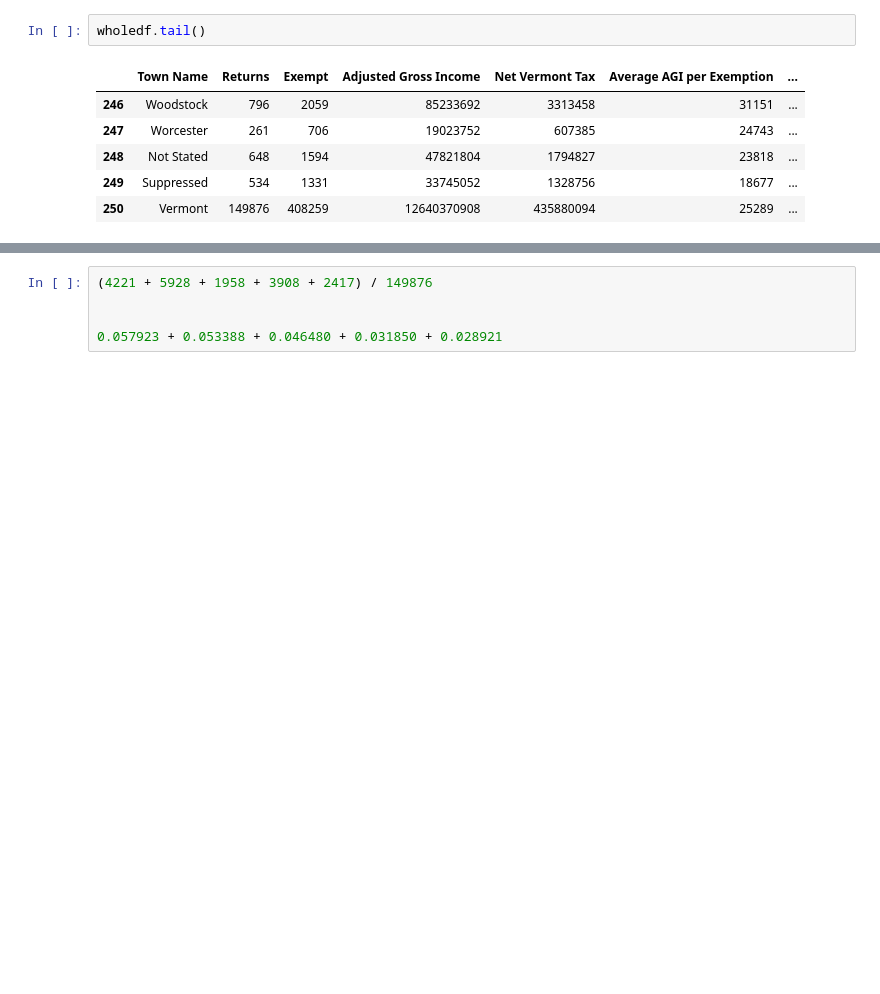
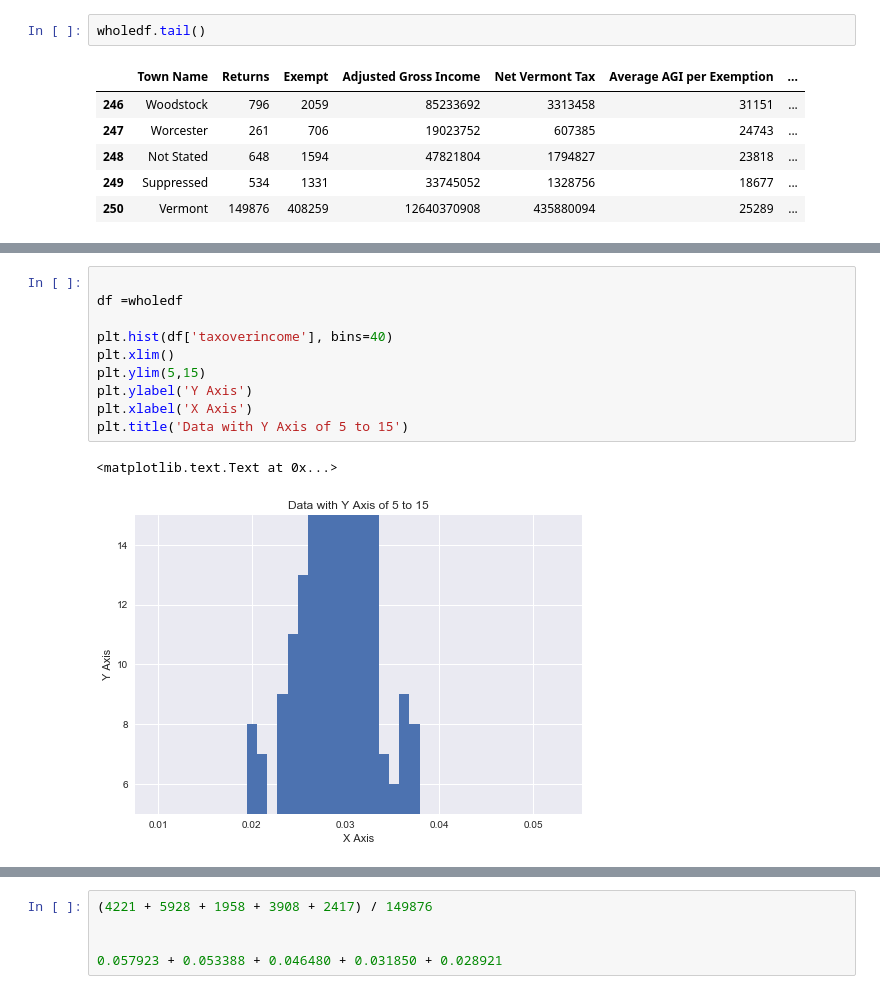
Before and after one commit to kefortney/Vermont-Open-Data, a Jupyter notebook: Income_Stats_2014_Family_By_Town.ipynb, the cells around one changed output, grey strips where cells are left out. Cells and saved outputs as stored; diff of their text form; blank space fills up the shorter version.

```diff
--- a/Income_Stats_2014_Family_By_Town.ipynb
+++ b/Income_Stats_2014_Family_By_Town.ipynb
@@ -84,0 +106,13 @@ wholedf.sort_values(by='returnexempt',ascending=0)
+# %%
+
+df =wholedf
+
+plt.hist(df['taxoverincome'], bins=40)
+plt.xlim()
+plt.ylim(5,15)
+plt.ylabel('Y Axis')
+plt.xlabel('X Axis')
+plt.title('Data with Y Axis of 5 to 15')
+# %% [output]
+<matplotlib.text.Text at 0x...>
+[figure, added]
```
Also changed, not shown: parts of 4 cells of this notebook.
